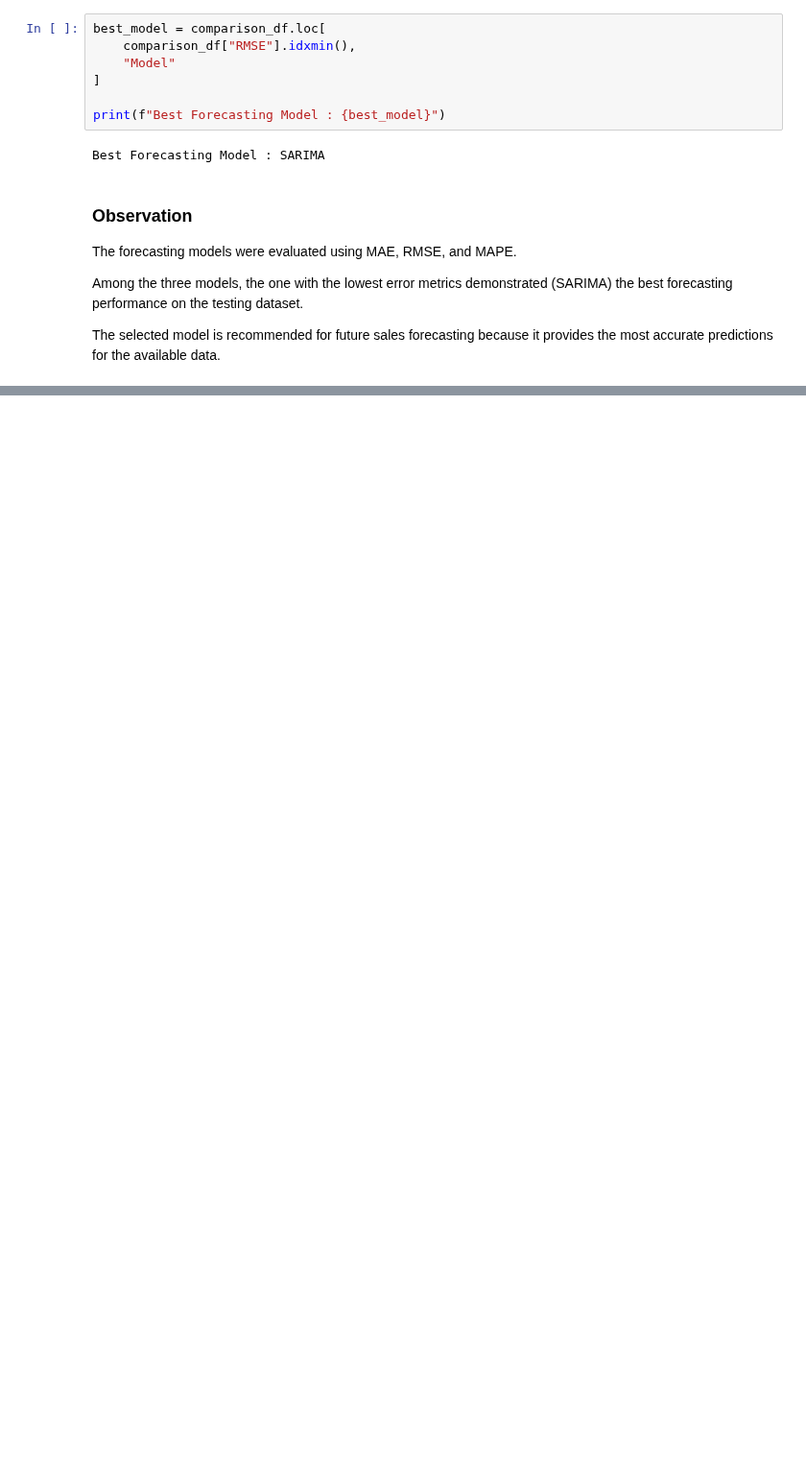
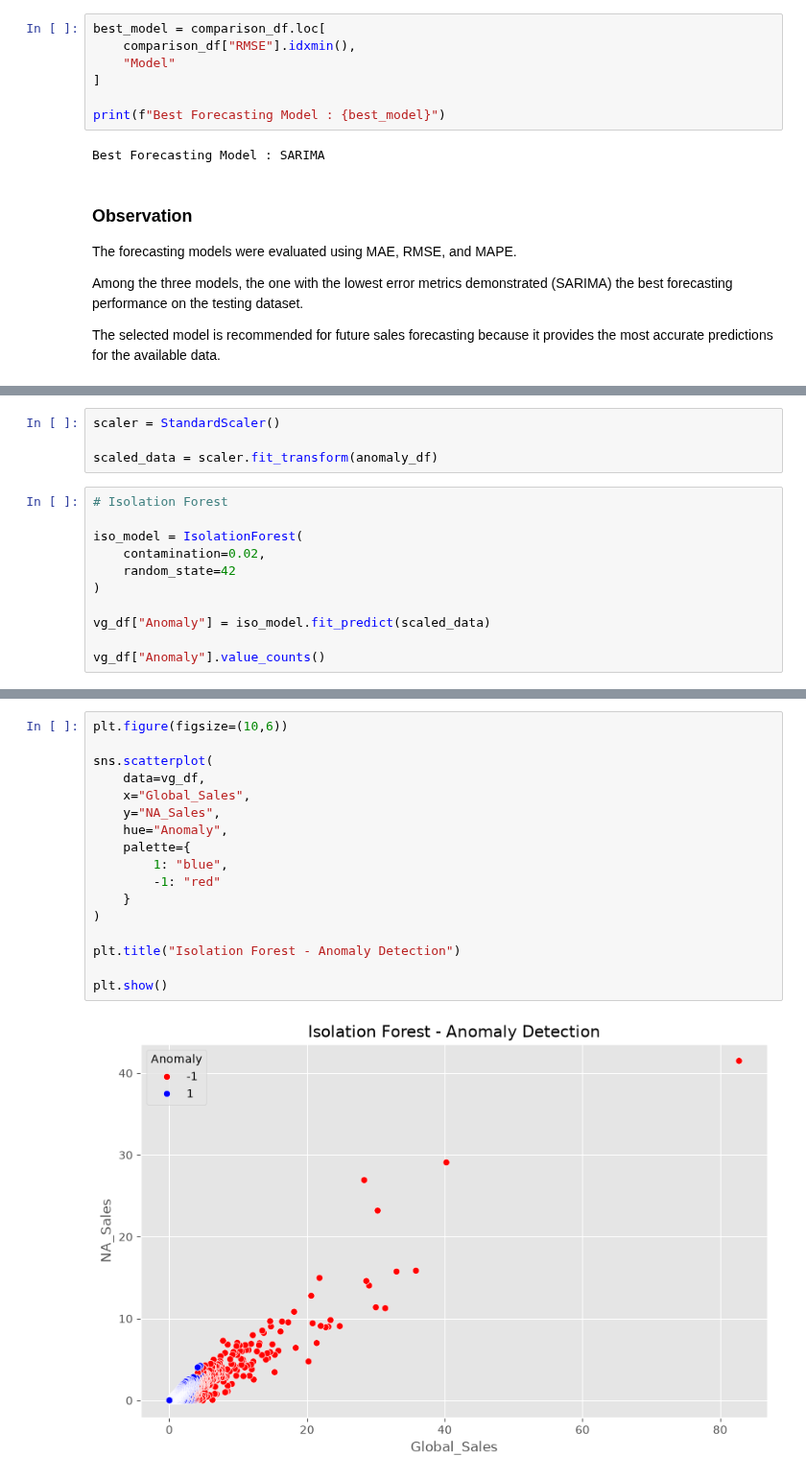
Before and after one commit to opmeenaji81/SalesForecasting_OmprakashMeena, a Jupyter notebook: analysis.ipynb, the cells around one changed output, grey strips where cells are left out. Shown at 96% size. Saved outputs shown, nothing was run; the diff lists cells and outputs as text; blank space fills up the shorter version.

Commit message:
Completed anomaly detection and clustering analysis

```diff
--- a/analysis.ipynb
+++ b/analysis.ipynb
@@ -1839,0 +1886,15 @@ The selected model is recommended for future sales forecasting because it provid
+# %%
+scaler = StandardScaler()
+
+scaled_data = scaler.fit_transform(anomaly_df)
+# %%
+# Isolation Forest
+
+iso_model = IsolationForest(
+    contamination=0.02,
+    random_state=42
+)
+
+vg_df["Anomaly"] = iso_model.fit_predict(scaled_data)
+
+vg_df["Anomaly"].value_counts()
@@ -1839,0 +1919,19 @@ The selected model is recommended for future sales forecasting because it provid
+# %%
+plt.figure(figsize=(10,6))
+
+sns.scatterplot(
+    data=vg_df,
+    x="Global_Sales",
+    y="NA_Sales",
+    hue="Anomaly",
+    palette={
+        1: "blue",
+        -1: "red"
+    }
+)
+
+plt.title("Isolation Forest - Anomaly Detection")
+
+plt.show()
+# %% [output]
+[figure, added]
```
Also changed, not shown: parts of 18 cells of this notebook.
